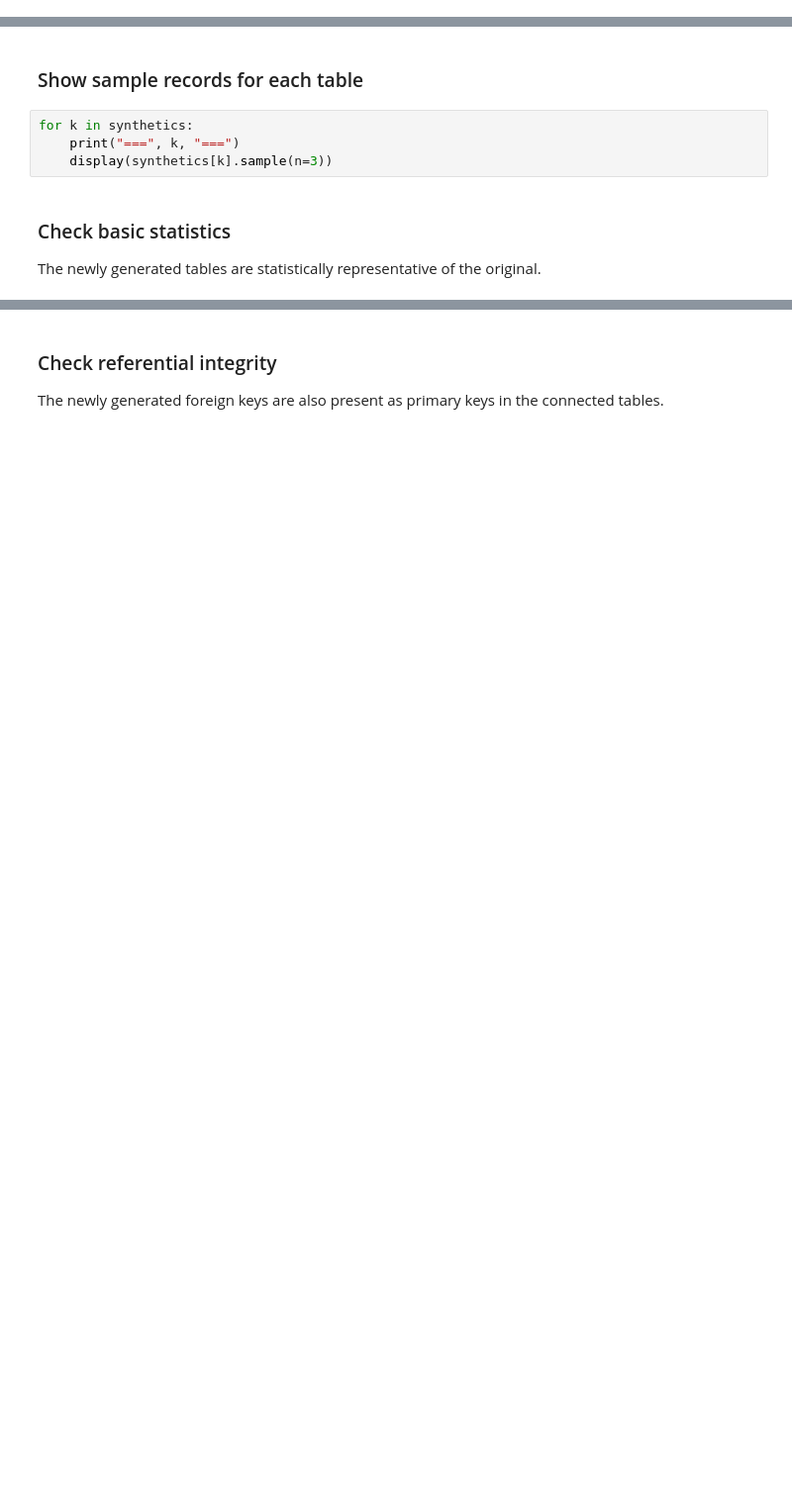
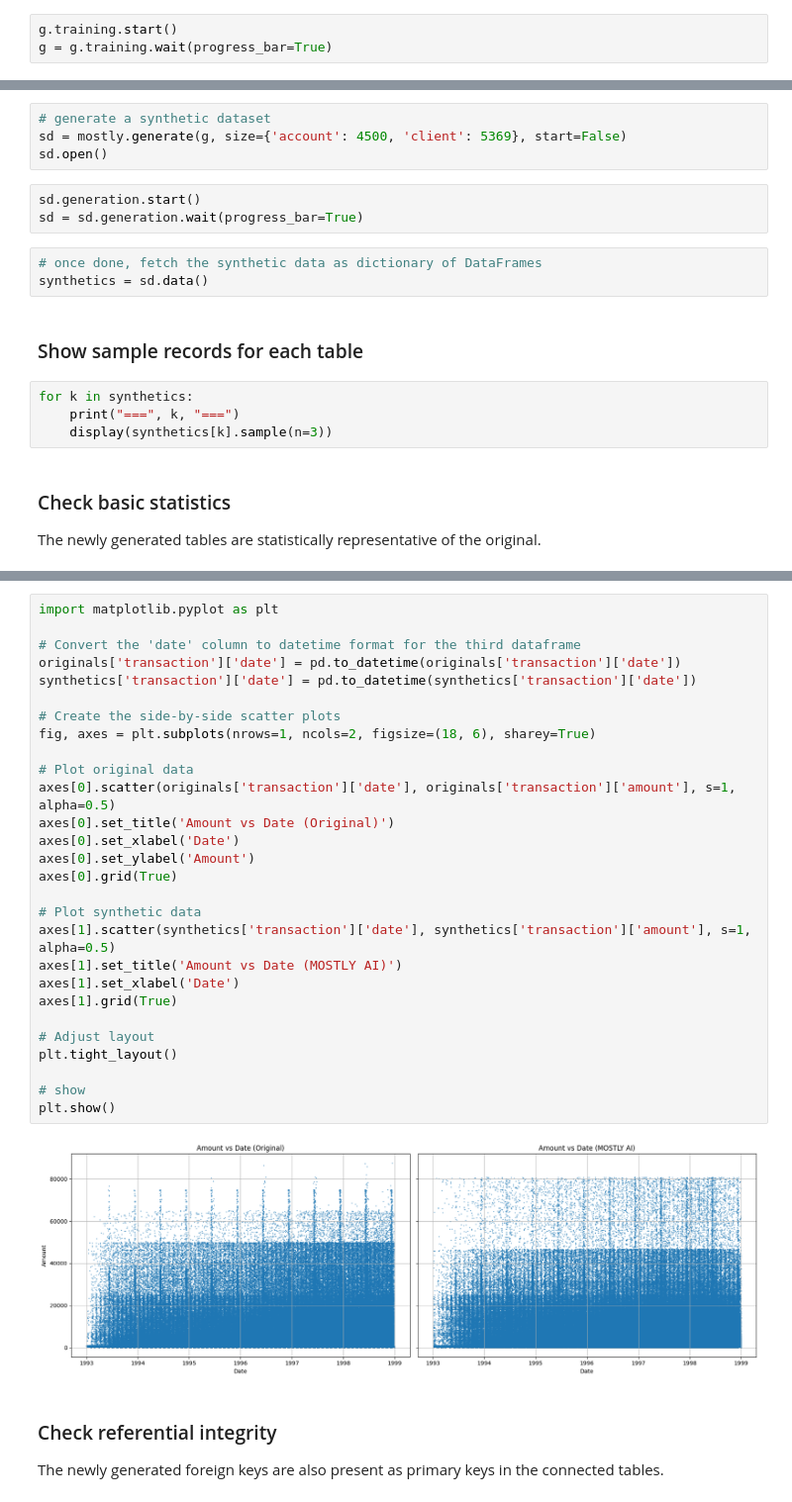
Before and after one commit to mostly-ai/mostly-tutorials, a Jupyter notebook: multi-table/multi-table.ipynb, the cells around one changed output, grey strips where cells are left out. Shown at 99% size. Saved outputs shown, nothing was run; the diff lists cells and outputs as text; blank space fills up the shorter version.

```diff
--- a/multi-table/multi-table.ipynb
+++ b/multi-table/multi-table.ipynb
@@ -187,0 +108,3 @@ for db_table in tables:
+# %%
+g.training.start()
+g = g.training.wait(progress_bar=True)
@@ -188,3 +115,13 @@ for db_table in tables:
+# %%
+# generate a synthetic dataset
+sd = mostly.generate(g, size={'account': 4500, 'client': 5369}, start=False)
+sd.open()
+# %%
+sd.generation.start()
+sd = sd.generation.wait(progress_bar=True)
+# %%
+# once done, fetch the synthetic data as dictionary of DataFrames
+synthetics = sd.data()
 # %% [markdown]
 ### Show sample records for each table
 # %%
@@ -204,3 +159,33 @@ display(pd.to_datetime(originals['account']['date']).quantile(q=[.1, .5, .9], in
+# %%
+import matplotlib.pyplot as plt
+
+# Convert the 'date' column to datetime format for the third dataframe
+originals['transaction']['date'] = pd.to_datetime(originals['transaction']['date'])
+synthetics['transaction']['date'] = pd.to_datetime(synthetics['transaction']['date'])
+
+# Create the side-by-side scatter plots
+fig, axes = plt.subplots(nrows=1, ncols=2, figsize=(18, 6), sharey=True)
+
+# Plot original data
+axes[0].scatter(originals['transaction']['date'], originals['transaction']['amount'], s=1, alpha=0.5)
+axes[0].set_title('Amount vs Date (Original)')
+axes[0].set_xlabel('Date')
+axes[0].set_ylabel('Amount')
+axes[0].grid(True)
+
+# Plot synthetic data
+axes[1].scatter(synthetics['transaction']['date'], synthetics['transaction']['amount'], s=1, alpha=0.5)
+axes[1].set_title('Amount vs Date (MOSTLY AI)')
+axes[1].set_xlabel('Date')
+axes[1].grid(True)
+
+# Adjust layout
+plt.tight_layout()
+
+# show
+plt.show()
+# %% [output]
+[figure, added]
 # %% [markdown]
 ### Check referential integrity
 
```
Also changed, not shown: parts of 35 cells of this notebook, 26 other files.
